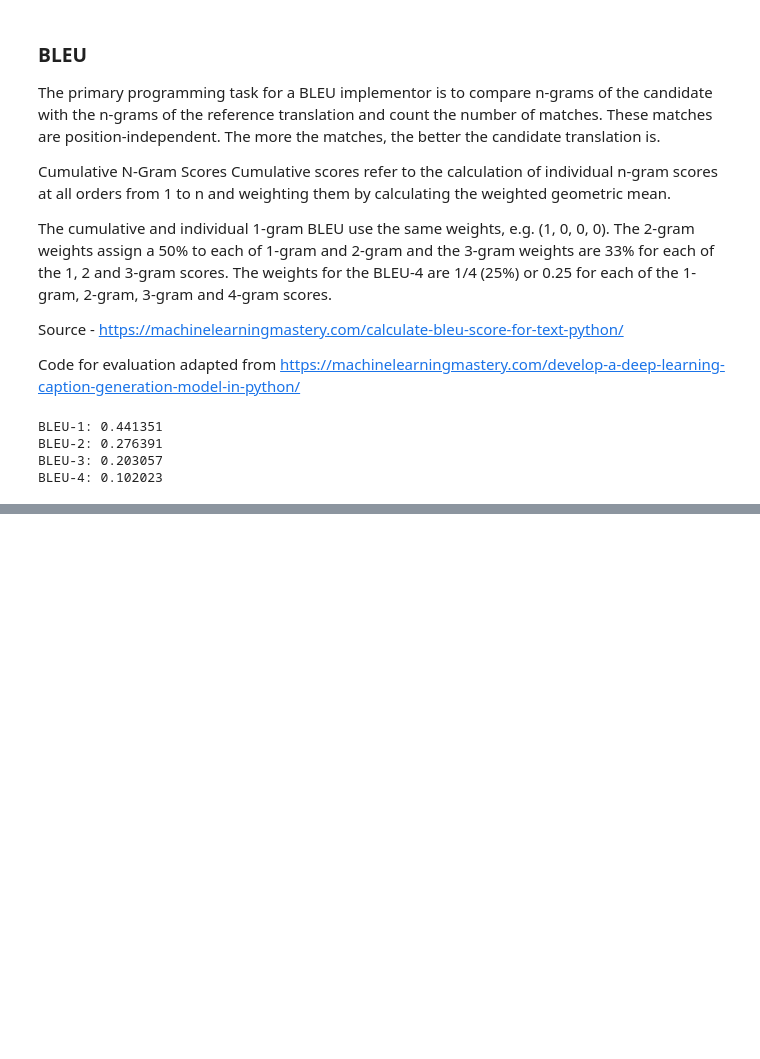
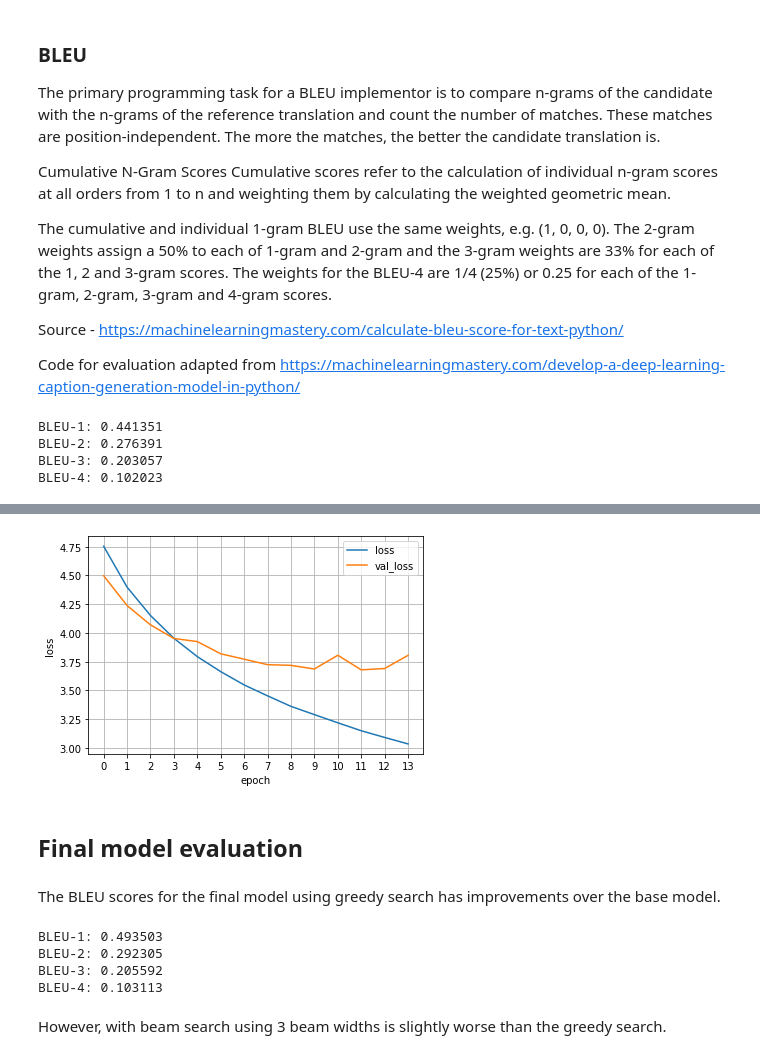
Before and after one commit to justinaung/DL-AT3, a Jupyter notebook: notebooks/image_captioning_baseline-tokenizer-beam.ipynb, the cells around one changed output, grey strips where cells are left out. Saved outputs shown, nothing was run; the diff lists cells and outputs as text; code cells hidden in the pictures; blank space fills up the shorter version.

```diff
--- a/notebooks/image_captioning_baseline-tokenizer-beam.ipynb
+++ b/notebooks/image_captioning_baseline-tokenizer-beam.ipynb
@@ -438,0 +596,13 @@ sorted(t, key=lambda x: x[1])
+# %%
+# Load Glove vectors
+glove_dir = 'glove'
+embeddings_index = {} # empty dictionary
+f = open(os.path.join(glove_dir, 'glove.6B.300d.txt'), encoding="utf-8")
+
+for line in f:
+    values = line.split()
+    word = values[0]
+    coefs = np.asarray(values[1:], dtype='float32')
+    embeddings_index[word] = coefs
+f.close()
+print('Found %s word vectors.' % len(embeddings_index))
@@ -438,0 +615,12 @@ sorted(t, key=lambda x: x[1])
+# %%
+embedding_dim = 300
+
+# Get 200-dim dense vector for each of the 1652 words in our vocabulary
+embedding_matrix = np.zeros((vocab_size, embedding_dim))
+
+for word, i in tokenizer.word_index.items():
+    #if i < max_words:
+    embedding_vector = embeddings_index.get(word)
+    if embedding_vector is not None:
+        # Words not found in the embedding index will be all zeros
+        embedding_matrix[i] = embedding_vector
@@ -438,0 +775,7 @@ sorted(t, key=lambda x: x[1])
+# %%
+history = defaultdict(list)
+# %%
+for n, hp in enumerate(hyperparameters):
+    if n != 4:
+        continue
+    print(hp)
@@ -438,0 +926,14 @@ sorted(t, key=lambda x: x[1])
+# %%
+import matplotlib.pyplot as plt
+
+hist_df = pd.DataFrame(history['model_0'])
+plt.plot(list(hist_df['loss']), label='loss')
+plt.plot(list(hist_df['val_loss']), label='val_loss')
+plt.legend()
+plt.ylabel('loss')
+plt.xlabel('epoch')
+plt.xticks(np.arange(0, 14, 1))
+plt.grid()
+plt.show()
+# %% [output]
+[figure, added]
@@ -438,0 +1026,13 @@ sorted(t, key=lambda x: x[1])
+# %% [markdown]
+## Final model evaluation
+# %% [markdown]
+The BLEU scores for the final model using greedy search has improvements over the base model.
+# %%
+actual, predicted_greedy = bleu_evalulate(model, test_descriptions, test_image_features, beam_width=1)
+# %% [output]
+BLEU-1: 0.493503
+BLEU-2: 0.292305
+BLEU-3: 0.205592
+BLEU-4: 0.103113
+# %% [markdown]
+However, with beam search using 3 beam widths is slightly worse than the greedy search.
```
Also changed, not shown: parts of 40 cells of this notebook, 3 other files.
